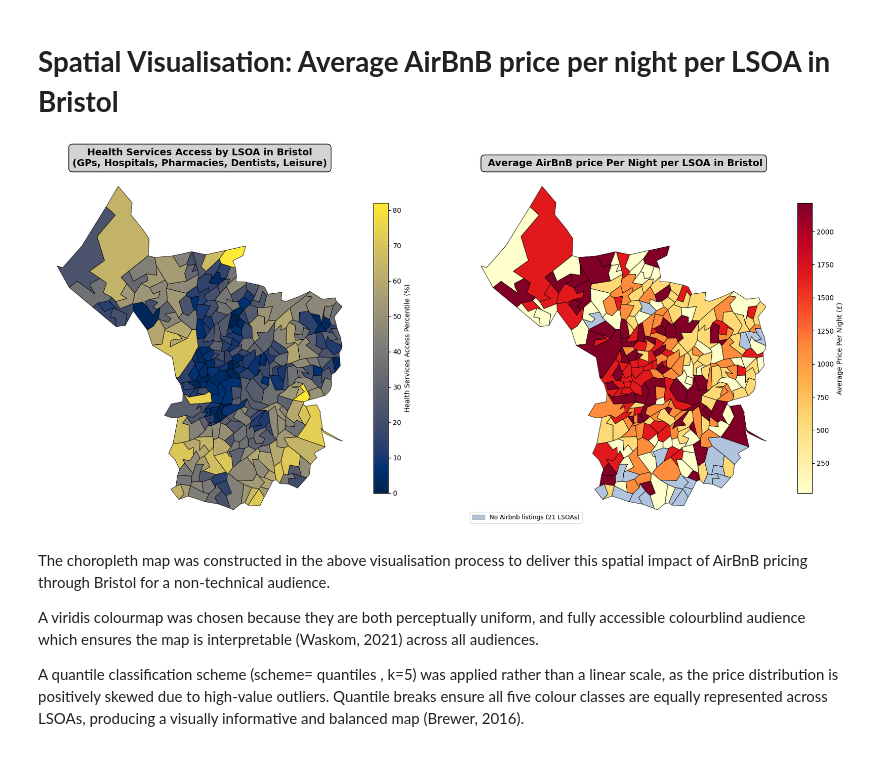
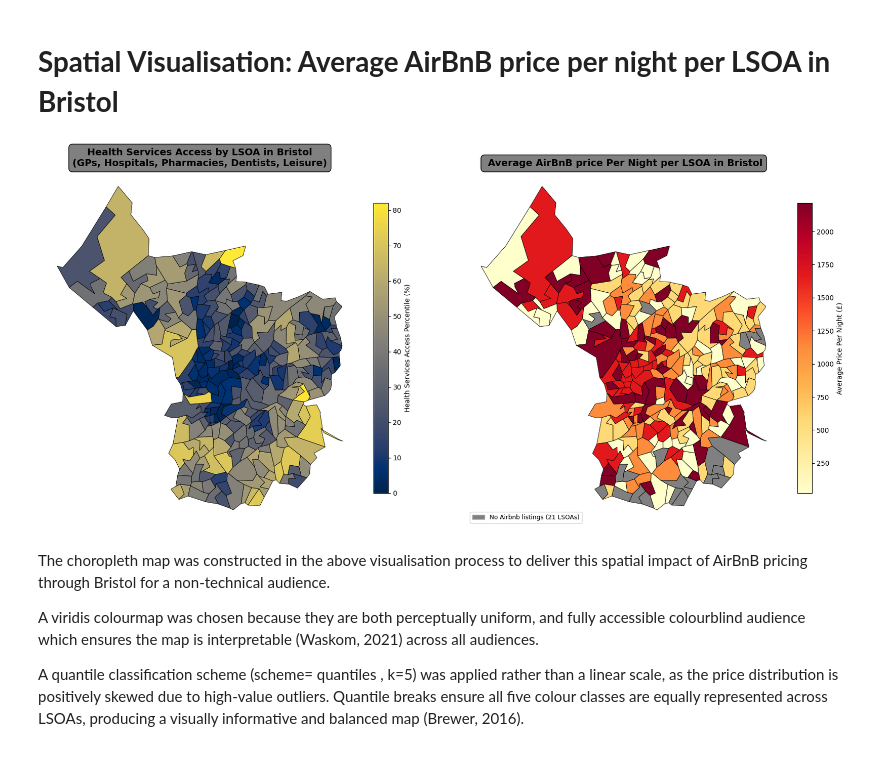
Before and after one commit to deeptanghosh02/GEOG5990M_Deeptanshu-Ghosh, a Jupyter notebook: GEOG5990M_Final_Project_resit.ipynb, the cells around one changed output. Cells and saved outputs as stored; diff of their text form; code cells hidden in the pictures.

```diff
--- a/GEOG5990M_Final_Project_resit.ipynb
+++ b/GEOG5990M_Final_Project_resit.ipynb
@@ -425,6 +421,15 @@ Chart borders are removed on the top and right axes to reduce visual clutter, fo
 # %% [markdown]
 # **Spatial Visualisation: Average AirBnB price per night per LSOA in Bristol**
 # %%
+import pandas as pd
+import geopandas as gpd
+import matplotlib.pyplot as plt
+import seaborn as sns
+import matplotlib.patches as mpatches
+import mapclassify
+from scipy import stats
+from matplotlib_scalebar.scalebar import ScaleBar
+
 # Spatial Visualisation: Relationship between Health Services Access vs Average AirBnB price Per Night per LSOA in Bristol
 
 fig, axes = plt.subplots(1, 2, figsize=(18, 8))
@@ -441,7 +446,7 @@ ahah_merged.plot(
     edgecolor="black",
     legend=False,
     ax=axes[0],
-    missing_kwds={'color': 'lightgrey'}
+    missing_kwds={'color': 'grey'}
 )
 
 norm_health = plt.Normalize(vmin=0, vmax=ahah_merged["ah3h_pct"].max())
@@ -454,7 +459,7 @@ cbar1.set_label("Health Services Access Percentile (%)")
 axes[0].set_title(
     "Health Services Access by LSOA in Bristol\n(GPs, Hospitals, Pharmacies, Dentists, Leisure)",
     fontsize=14, fontweight="bold",
-    bbox=dict(facecolor="lightgray", edgecolor="black", boxstyle="round,pad=0.4"),
+    bbox=dict(facecolor="grey", edgecolor="black", boxstyle="round,pad=0.4"),
     loc="center"
 )
 axes[0].axis("off")
@@ -467,37 +472,37 @@ ahah_merged.plot(
     k=5,
     linewidth=0.6,
     edgecolor="black",
     legend=False,
     ax=axes[1],
-    missing_kwds={'color': '#b0c4de', 'label': 'No Airbnb listings (21 LSOAs)'}
+    missing_kwds={'color': 'grey', 'label': 'No Airbnb listings (21 LSOAs)'}
 )
 
 norm_price = plt.Normalize(vmin=ahah_merged["avg_nightly_price"].min(), vmax=ahah_merged["avg_nightly_price"].max())
 sm_price = plt.cm.ScalarMappable(cmap=cmap_price, norm=norm_price)
 sm_price.set_array([])
 cbar2 = fig.colorbar(sm_price, ax=axes[1], orientation="vertical",
                      fraction=0.035, pad=0.04)
 cbar2.set_label("Average Price Per Night (£)")
 
 axes[1].set_title(
     " Average AirBnB price Per Night per LSOA in Bristol",
     fontsize=14, fontweight="bold",
-    bbox=dict(facecolor="lightgray", edgecolor="black", boxstyle="round,pad=0.4"),
+    bbox=dict(facecolor="grey", edgecolor="black", boxstyle="round,pad=0.4"),
     loc="center"
 )
 axes[1].axis("off")
 
 # Adding a legend so that areas with no Airbnb listings can be understood
-no_data_patch = mpatches.Patch(facecolor='#b0c4de', edgecolor='#aaaaaa',
+no_data_patch = mpatches.Patch(facecolor='grey', edgecolor='#aaaaaa',
                                 label='No Airbnb listings (21 LSOAs)')
 axes[1].legend(handles=[no_data_patch], loc='lower left', fontsize=9,
                frameon=True, framealpha=0.9)
 
 plt.tight_layout()
 plt.savefig('vis2_spatial_health_vs_price.png', dpi=150, bbox_inches='tight')
 plt.show()
 # %% [output]
-[figure, old version]
+[figure, new version]
 # %% [markdown]
 The choropleth map was constructed in the above visualisation process to deliver this spatial impact of AirBnB pricing through Bristol for a non-technical audience.
 
```
Also changed, not shown: parts of 1 cell of this notebook.
